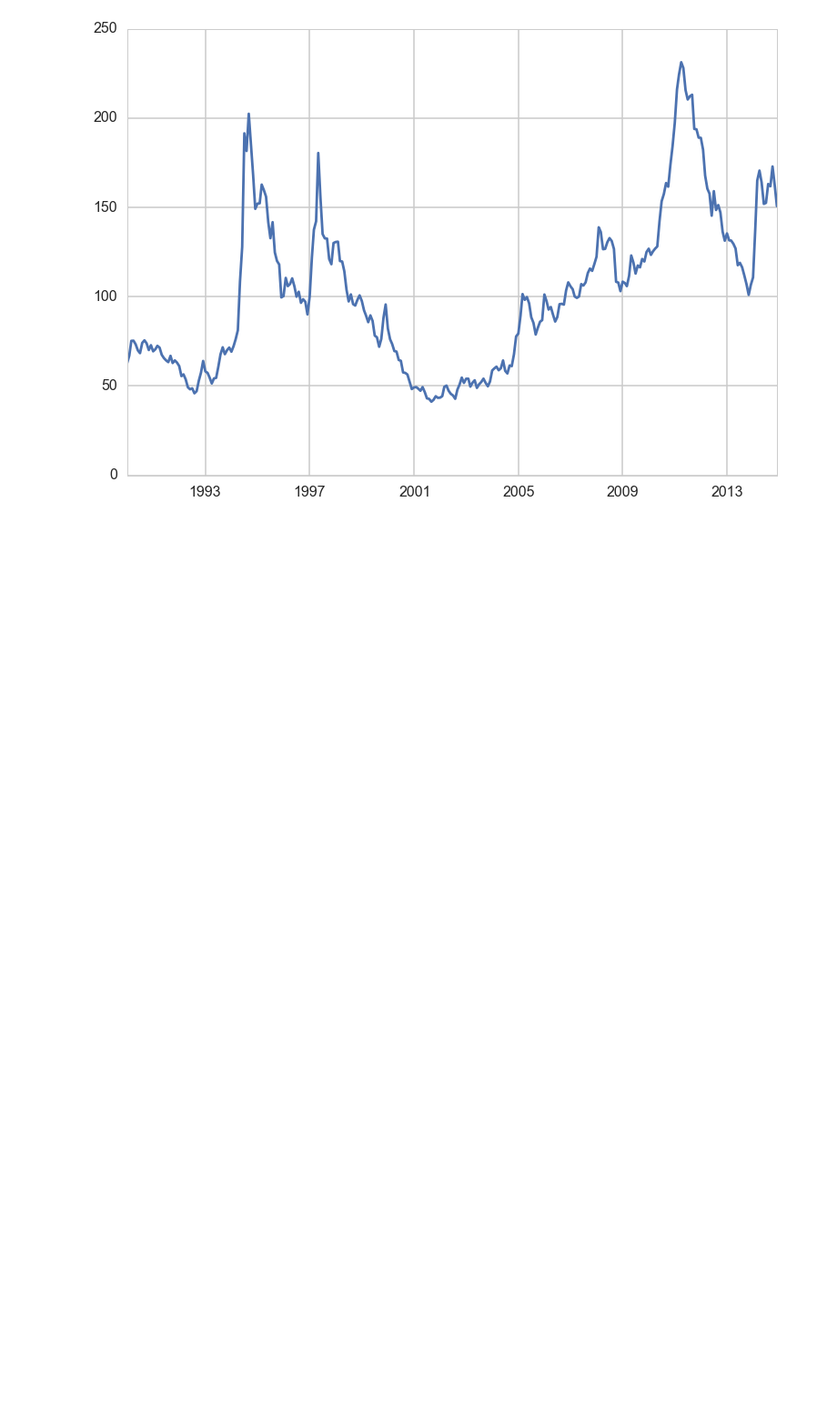
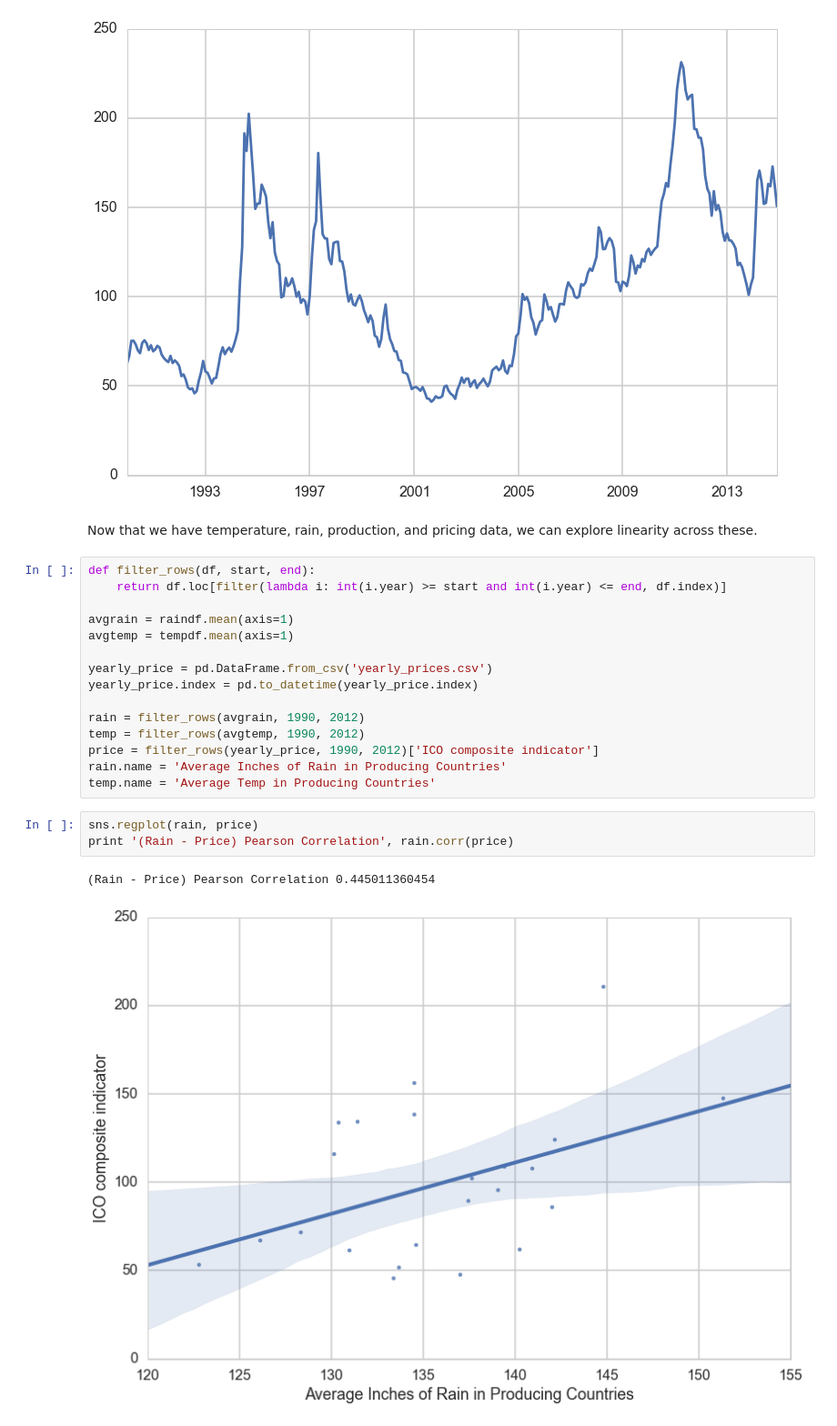
Before and after one commit to janezchen/coffee, a Jupyter notebook: coffee_weather.ipynb, the cells around one changed output. Shown: that part at 91% size. Drawn from its saved outputs; the diff is of its cells as text; blank space fills up the shorter version.

```diff
--- a/coffee_weather.ipynb
+++ b/coffee_weather.ipynb
@@ -162,3 +175,26 @@ plt.plot(pricedf.index, pricedf["ICO composite indicator"])
 # %% [output]
 [<matplotlib.lines.Line2D at 0x...>]
 [figure]
+# %% [markdown]
+Now that we have temperature, rain, production, and pricing data, we can explore linearity across these.
+# %%
+def filter_rows(df, start, end):
+    return df.loc[filter(lambda i: int(i.year) >= start and int(i.year) <= end, df.index)]
+
+avgrain = raindf.mean(axis=1)
+avgtemp = tempdf.mean(axis=1)
+
+yearly_price = pd.DataFrame.from_csv('yearly_prices.csv')
+yearly_price.index = pd.to_datetime(yearly_price.index)
+
+rain = filter_rows(avgrain, 1990, 2012)
+temp = filter_rows(avgtemp, 1990, 2012)
+price = filter_rows(yearly_price, 1990, 2012)['ICO composite indicator']
+rain.name = 'Average Inches of Rain in Producing Countries'
+temp.name = 'Average Temp in Producing Countries'
+# %%
+sns.regplot(rain, price)
+print '(Rain - Price) Pearson Correlation', rain.corr(price)
+# %% [output]
+(Rain - Price) Pearson Correlation 0.445011360454
+[figure, added]
```
Also changed, not shown: parts of 18 cells of this notebook, 1 other file.
